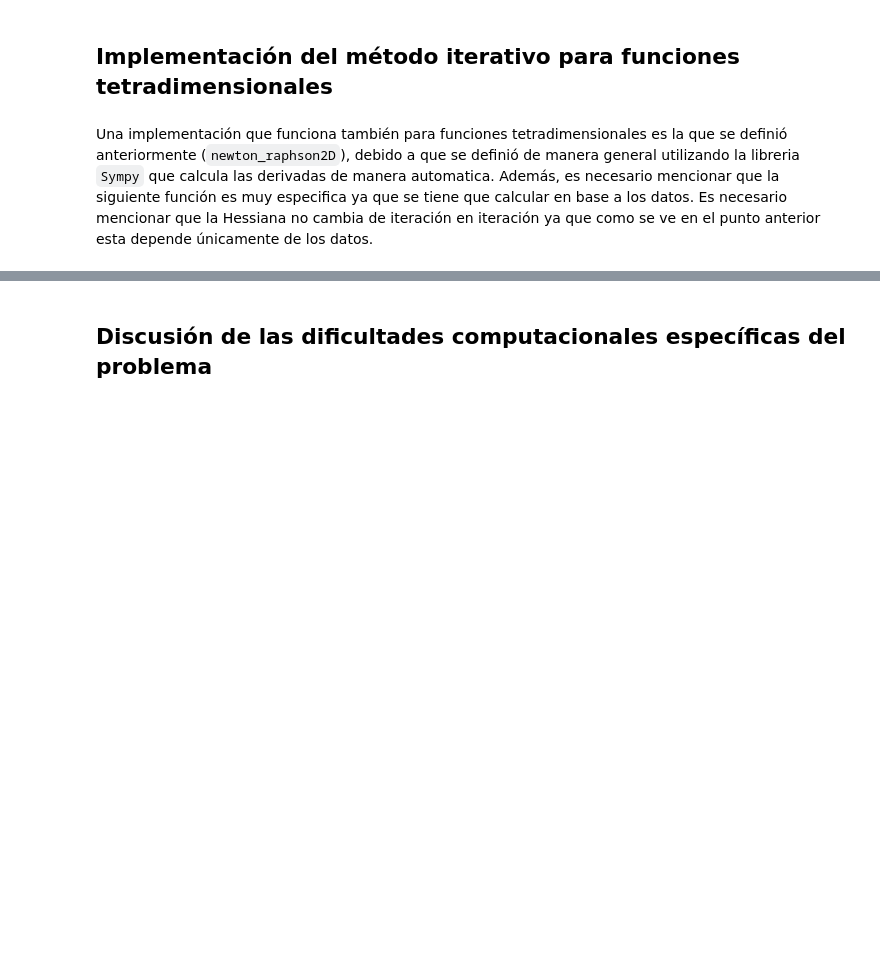
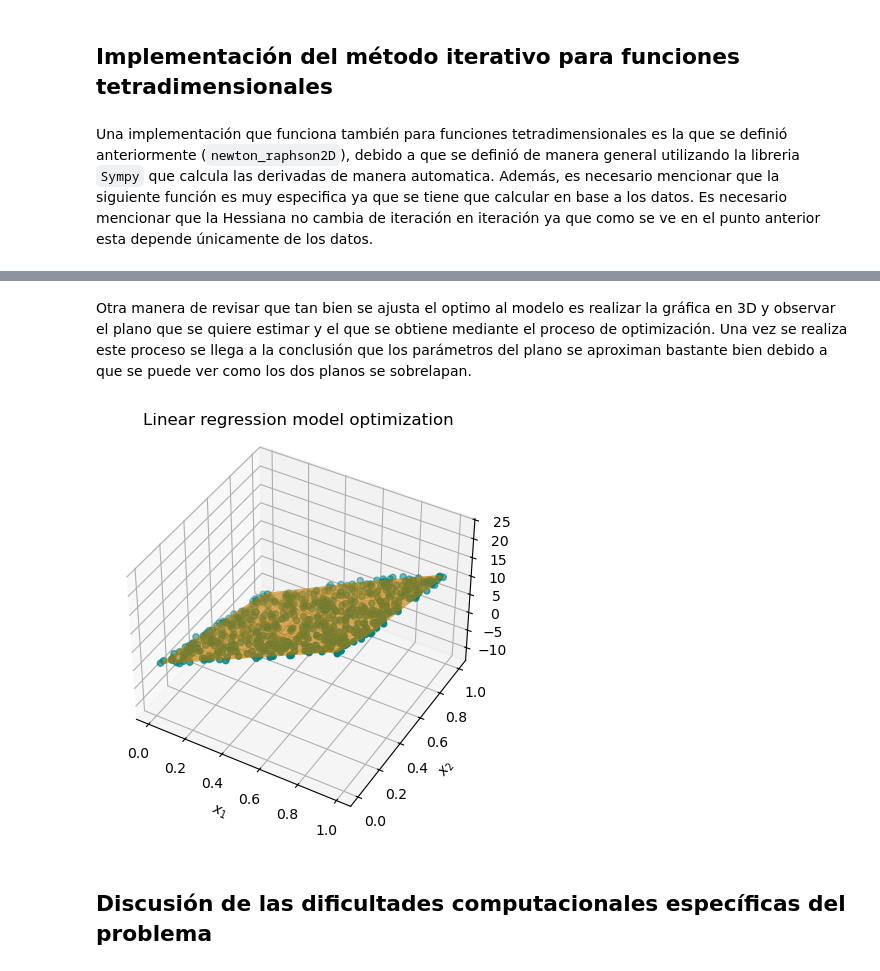
Before and after one commit to j4vierb/mos-labs, a Jupyter notebook: labs/lab3/entrega_lab3.ipynb, the cells around one changed output, grey strips where cells are left out. Drawn from its saved outputs; the diff is of its cells as text; code cells hidden in the pictures; blank space fills up the shorter version.

```diff
--- a/labs/lab3/entrega_lab3.ipynb
+++ b/labs/lab3/entrega_lab3.ipynb
@@ -157,7 +158,7 @@ Y = 3 * X ** 3 - 10 * X ** 2 - 56 * X + 50
 plt.figure(figsize=(8,20), tight_layout=True)
 
 for i, x in enumerate(x_0):
-    x_min = newton_raphson(x, 1e-6, 100, 0.05, function)
+    x_min = newton_raphson(x, 1e-6, 100, 0.05, function)[0]
 
     plt.subplot(7, 2, i + 1)
     plt.plot(X, Y)
@@ -538,6 +543,6 @@ En la siguiente celda de código se puede ver la ejecución de la función que u
 # %%
-x0 = [0, 0, 0]
-minimum, n_steps, steps = newton_raphson4D(
+x0 = [1, 1, 1]
+minimum, n_steps, steps = newton_raphson4D_linear_regression(
     x0,
     tolerance=1e-10,
     N_max=100,
@@ -551,3 +556,26 @@ n_steps, minimum
+# %% [markdown]
+Otra manera de revisar que tan bien se ajusta el optimo al modelo es realizar la gráfica en 3D y observar el plano que se quiere estimar y el que se obtiene mediante el proceso de optimización. Una vez se realiza este proceso se llega a la conclusión que los parámetros del plano se aproximan bastante bien debido a que se puede ver como los dos planos se sobrelapan.
+# %%
+from mpl_toolkits.mplot3d import Axes3D
+
+fig = plt.figure(figsize=(10, 5))
+ax = fig.add_subplot(111, projection='3d')
+
+ax.scatter(x1, x2, y, color='teal')
+ax.plot_trisurf(
+    x1, x2, minimum[0] * x1 + minimum[1] * x2 + minimum[2],
+    color='orange',
+    alpha=0.7
+)
+ax.view_init(elev=40)
+
+ax.set_xlabel('$x_1$')
+ax.set_ylabel('$x_2$')
+ax.set_zlabel('$y$')
+ax.set_title('Linear regression model optimization')
+plt.show()
+# %% [output]
+[figure, added]
 # %% [markdown]
 ## Discusión de las dificultades computacionales específicas del problema
 # %% [markdown]
```
Also changed, not shown: parts of 8 cells of this notebook.
